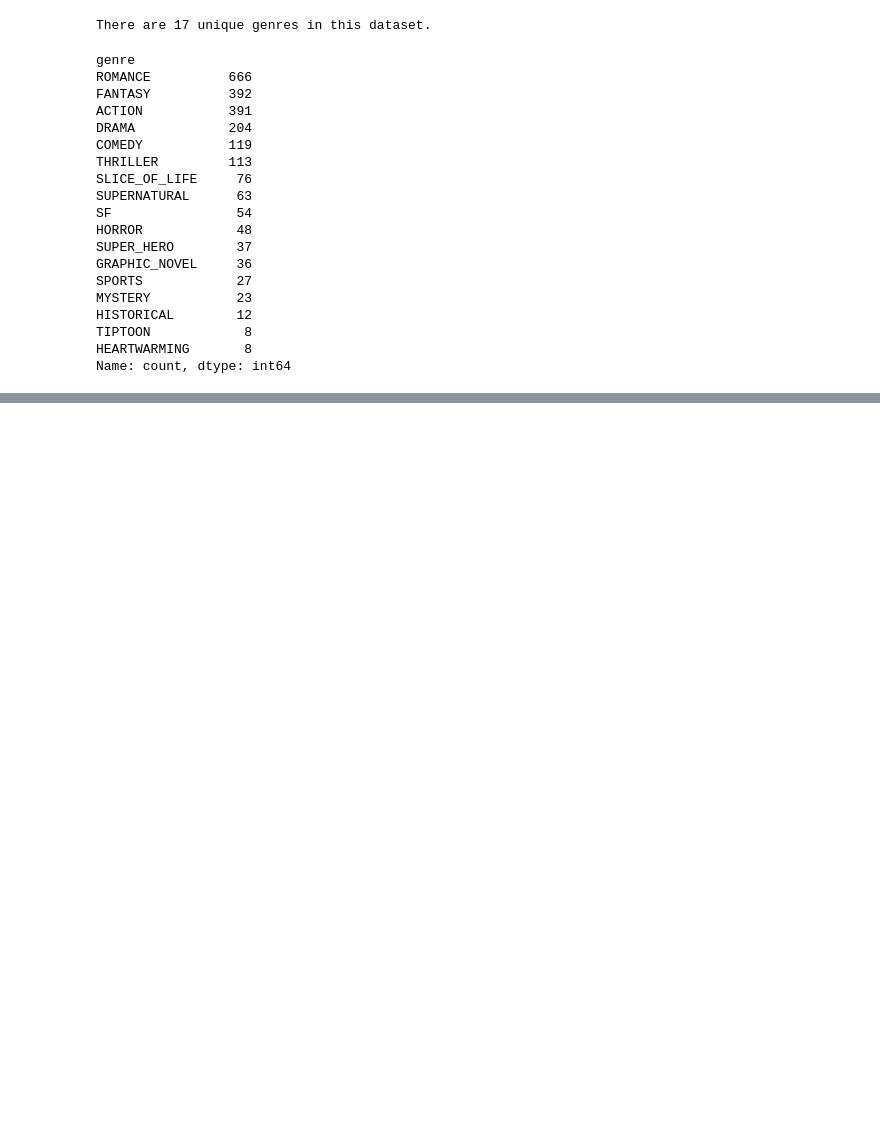
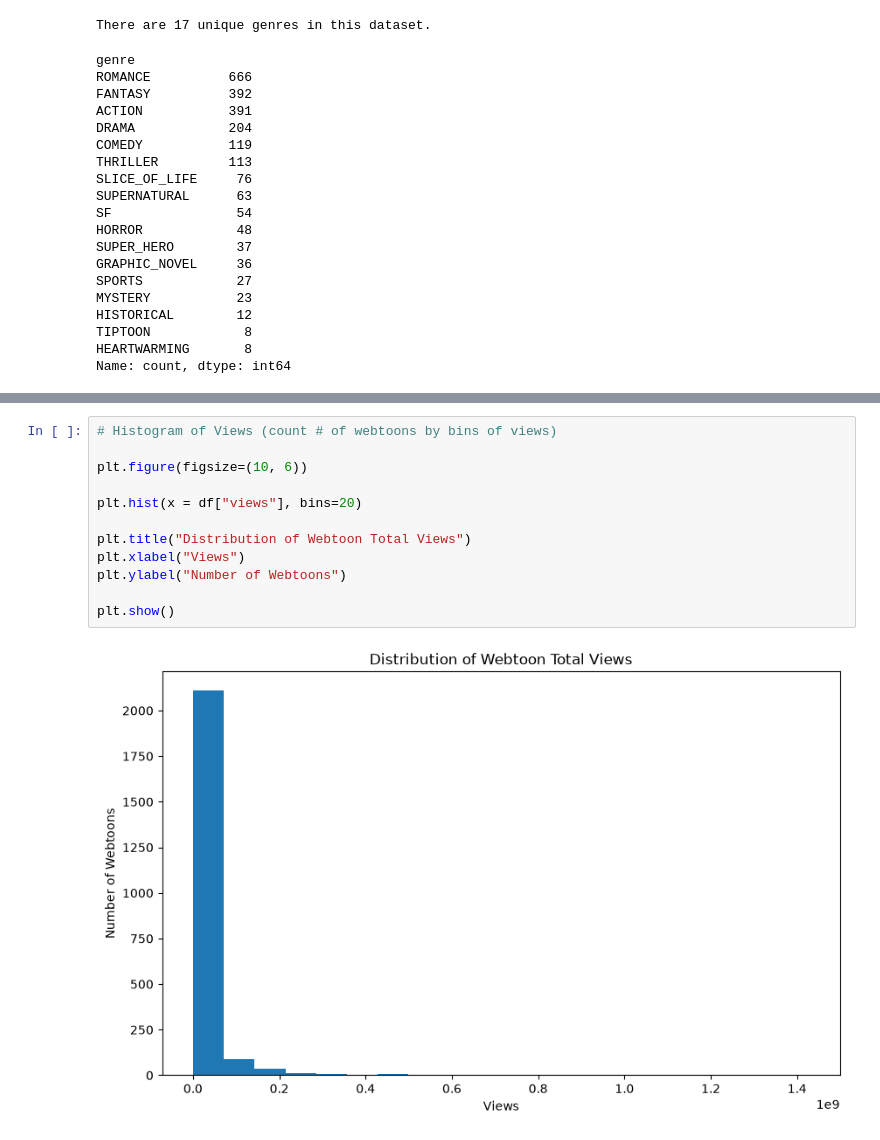
Before and after one commit to hliu325/KOR-webtoon-data, a Jupyter notebook: webtoon_analysis.ipynb, the cells around one changed output, grey strips where cells are left out. Cells and saved outputs as stored; diff of their text form; blank space fills up the shorter version.

```diff
--- a/webtoon_analysis.ipynb
+++ b/webtoon_analysis.ipynb
@@ -183,0 +217,14 @@ display(top_10)
+# %%
+# Histogram of Views (count # of webtoons by bins of views)
+
+plt.figure(figsize=(10, 6))
+
+plt.hist(x = df["views"], bins=20)
+
+plt.title("Distribution of Webtoon Total Views")
+plt.xlabel("Views")
+plt.ylabel("Number of Webtoons")
+
+plt.show()
+# %% [output]
+[figure, added]
```
Also changed, not shown: parts of 9 cells of this notebook.
